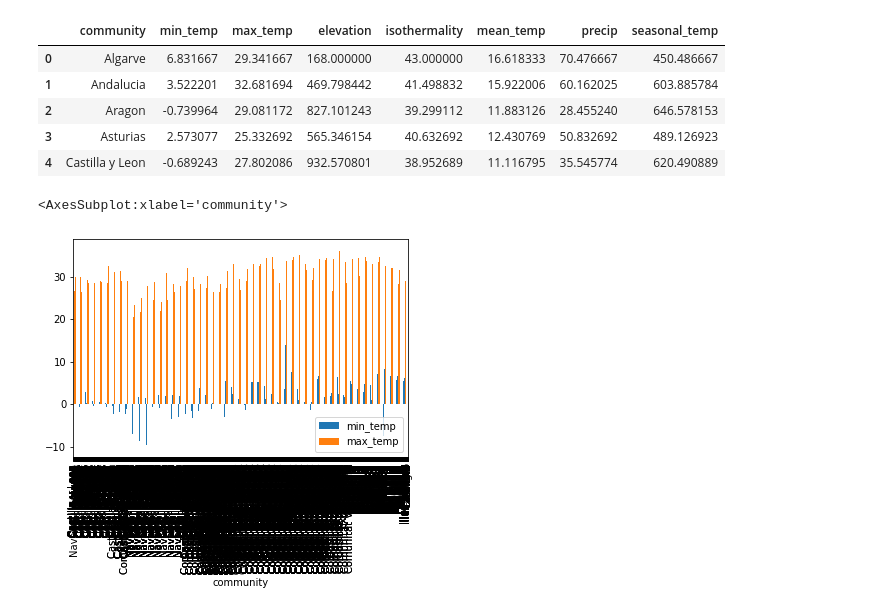
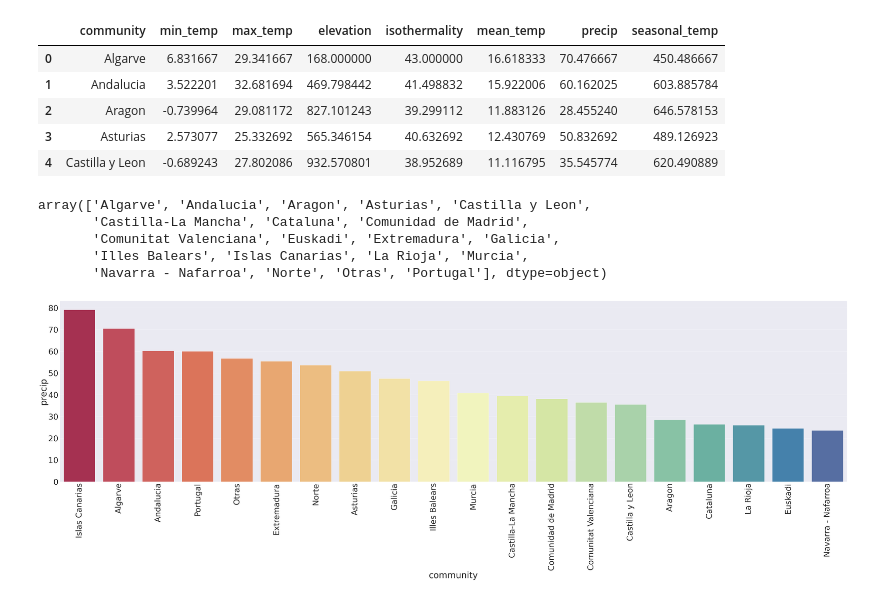
Before and after one commit to AnaAGG/APISPECIES2, a Jupyter notebook: Notebooks/3. Maps and Figures.ipynb, the cells around one changed output. Saved outputs shown, nothing was run; the diff lists cells and outputs as text; code cells hidden in the pictures.

```diff
--- a/Notebooks/3. Maps and Figures.ipynb
+++ b/Notebooks/3. Maps and Figures.ipynb
@@ -235,8 +223,19 @@ cli.head()
 | 2 | Aragon | -0.739964 | 29.081172 | 827.101243 | 39.299112 | 11.883126 | 28.455240 | 646.578153 |
 | 3 | Asturias | 2.573077 | 25.332692 | 565.346154 | 40.632692 | 12.430769 | 50.832692 | 489.126923 |
 | 4 | Castilla y Leon | -0.689243 | 27.802086 | 932.570801 | 38.952689 | 11.116795 | 35.545774 | 620.490889 |
+# %%
+cli["community"].unique()
+# %% [output]
+array(['Algarve', 'Andalucia', 'Aragon', 'Asturias', 'Castilla y Leon',
+       'Castilla-La Mancha', 'Cataluna', 'Comunidad de Madrid',
+       'Comunitat Valenciana', 'Euskadi', 'Extremadura', 'Galicia',
+       'Illes Balears', 'Islas Canarias', 'La Rioja', 'Murcia',
+       'Navarra - Nafarroa', 'Norte', 'Otras', 'Portugal'], dtype=object)
 # %%
-cli.plot(x="community", y=["min_temp", "max_temp"], kind="bar")
+sns.set(font_scale = 5)
+plot_order = cli.groupby('community')['precip'].sum().sort_values(ascending=False).index.values
+plot = sns.catplot(x="community", y="precip", kind="bar", palette="Spectral", data=cli, order = plot_order, height=20, aspect=4)
+plot.set_xticklabels(rotation=90)
+plot.savefig("precip.png")
 # %% [output]
-<AxesSubplot:xlabel='community'>
-[figure, old version]
+[figure, new version]
```
Also changed, not shown: parts of 19 cells of this notebook, 5 other files.
